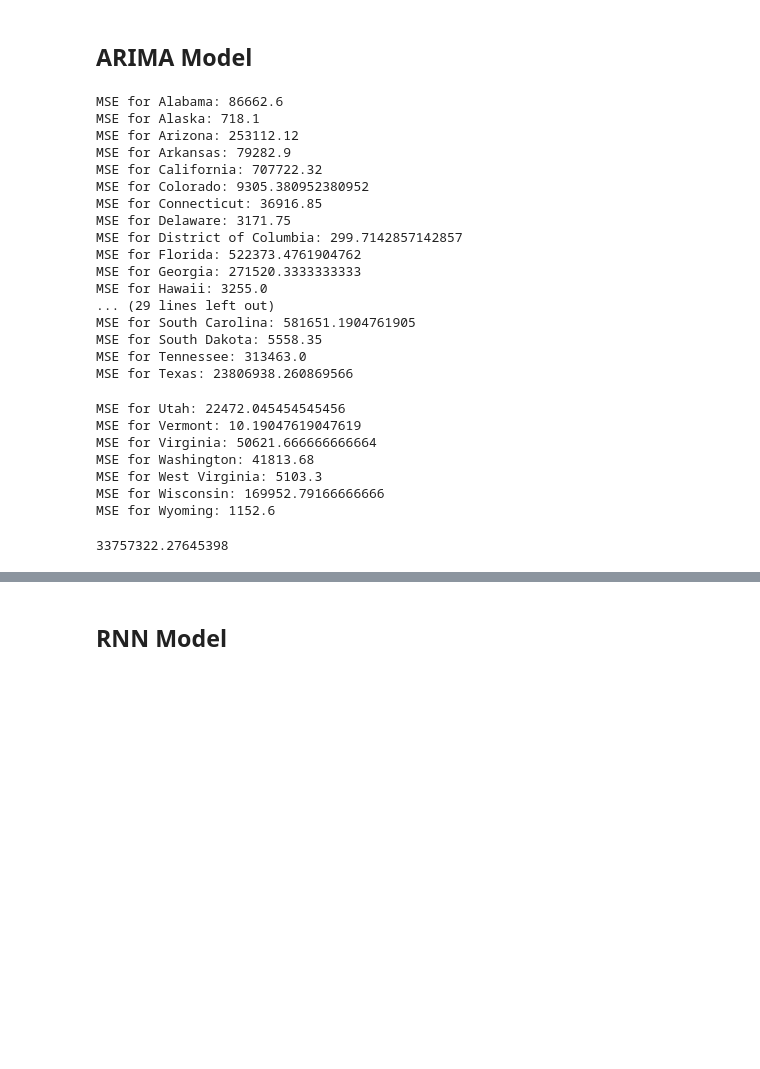
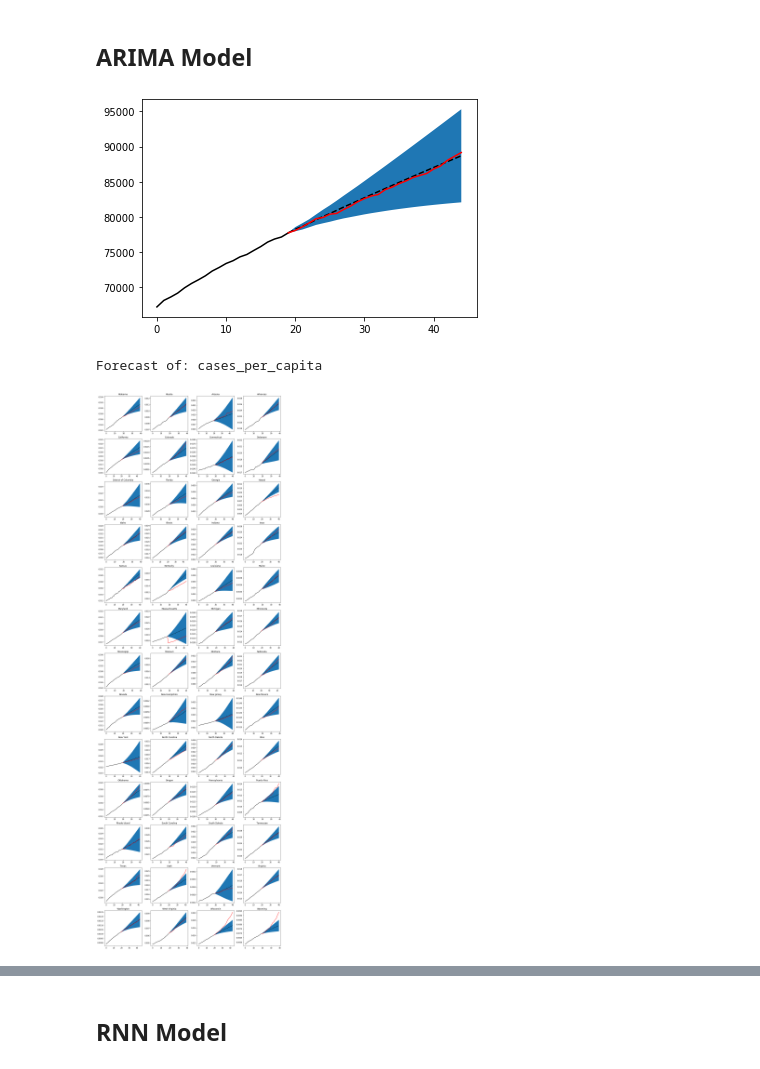
Before and after one commit to kmair/covid-usa, a Jupyter notebook: EDA.ipynb, the cells around one changed output, grey strips where cells are left out. Drawn from its saved outputs; the diff is of its cells as text; code cells hidden in the pictures; blank space fills up the shorter version.

```diff
--- a/EDA.ipynb
+++ b/EDA.ipynb
@@ -395,8 +408,6 @@ Even for estimation of deaths, we observe similar pattern, with the value of p b
 # %%
 from statsmodels.tsa.arima_model import ARIMA
 from sklearn.metrics import mean_squared_error
-# %%
-model = ARIMA(state_df.cases, order=(4,1,0))
 # %%
 def ARIMA_forecast(series, split=0.8, **kwargs):
     L = len(series)
@@ -427,38 +468,47 @@ results = ARIMA_forecast(state_df.cases, 0.9)
+# %%
+def plot_curve(axis, train, test, results):
+    pred, stderr, bounds = results
+
+    xticks = list(range(len(train)+len(test))) # Temporary
+
+    # To merge with first column
+    test = np.insert(test, 0, train[-1])
+    pred = np.insert(pred, 0, train[-1])
+    bounds = np.insert(bounds, 0, train[-1], axis=0)   # insert 0 at 0th row
+    axis.plot(xticks[:len(train)], train, 'k')
+    axis.plot(xticks[len(train)-1:], pred, '--k')
+    axis.plot(xticks[len(train)-1:], test, 'r')
+    axis.fill_between(xticks[len(train)-1:], bounds[:,0], bounds[:,1])
+
+fig = plt.figure()
+ax = fig.add_subplot(111)
+plot_curve(ax, output['train'][-20:], output['test'], output['results'])
+# %% [output]
+[figure, added]
 # %%
 def all_forecasts(df, col, **kwargs):
     total=0
-    for s in df.state.unique():
+    print('Forecast of:', col)
+    fig, axes = plt.subplots(nrows=13, ncols=4, sharex=False, constrained_layout=True,
+                             sharey=False, figsize=(15,45))
+
+    for i, s in enumerate(df.state.unique()):
         state_df = df[df.state==s]
-        results = ARIMA_forecast(state_df[col], 0.9, **kwargs)
-        print(f'MSE for {s}: {results[0]}')
-        total+=results[0]
+        output = ARIMA_forecast(state_df[col], 0.9, **kwargs)
 
-    return total
+        r, c = i//4, i%4
 
-all_forecasts(data, 'cases')
+        plot_curve(axes[r,c], output['train'][-20:], output['test'], output['results'])
+#         subset = data[data.state == s][colname]
+#         autocorrelation_plot(subset, ax=axes[r,c])
+        axes[r,c].set_title(s)
+
+#         print(f'MSE for {s}: {results[0]}')
+#         total+=results[0]
+    fig.tight_layout()
+
+kwargs = {'mode':'All'}
+all_forecasts(data, 'cases_per_capita', **kwargs)
 # %% [output]
-MSE for Alabama: 86662.6
-MSE for Alaska: 718.1
-MSE for Arizona: 253112.12
-MSE for Arkansas: 79282.9
-MSE for California: 707722.32
-MSE for Colorado: 9305.380952380952
-MSE for Connecticut: 36916.85
-MSE for Delaware: 3171.75
-MSE for District of Columbia: 299.7142857142857
-MSE for Florida: 522373.4761904762
-MSE for Georgia: 271520.3333333333
-MSE for Hawaii: 3255.0
-... (29 lines left out)
-MSE for South Carolina: 581651.1904761905
-MSE for South Dakota: 5558.35
-MSE for Tennessee: 313463.0
-MSE for Texas: 23806938.260869566
+Forecast of: cases_per_capita
-MSE for Utah: 22472.045454545456
-MSE for Vermont: 10.19047619047619
-MSE for Virginia: 50621.666666666664
-MSE for Washington: 41813.68
-MSE for West Virginia: 5103.3
-MSE for Wisconsin: 169952.79166666666
-MSE for Wyoming: 1152.6
-33757322.27645398
+[figure, added]
```
Also changed, not shown: parts of 31 cells of this notebook.
